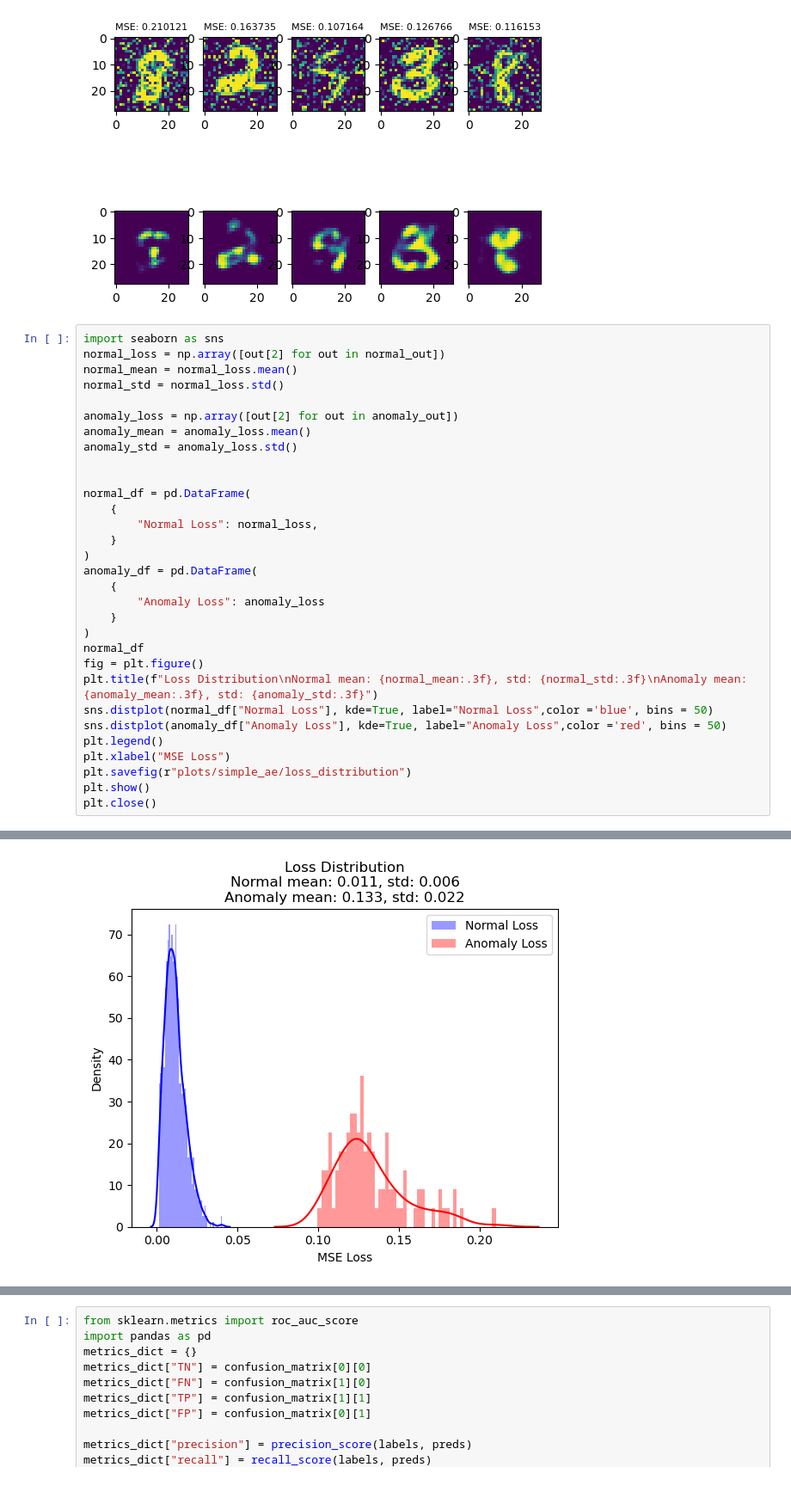
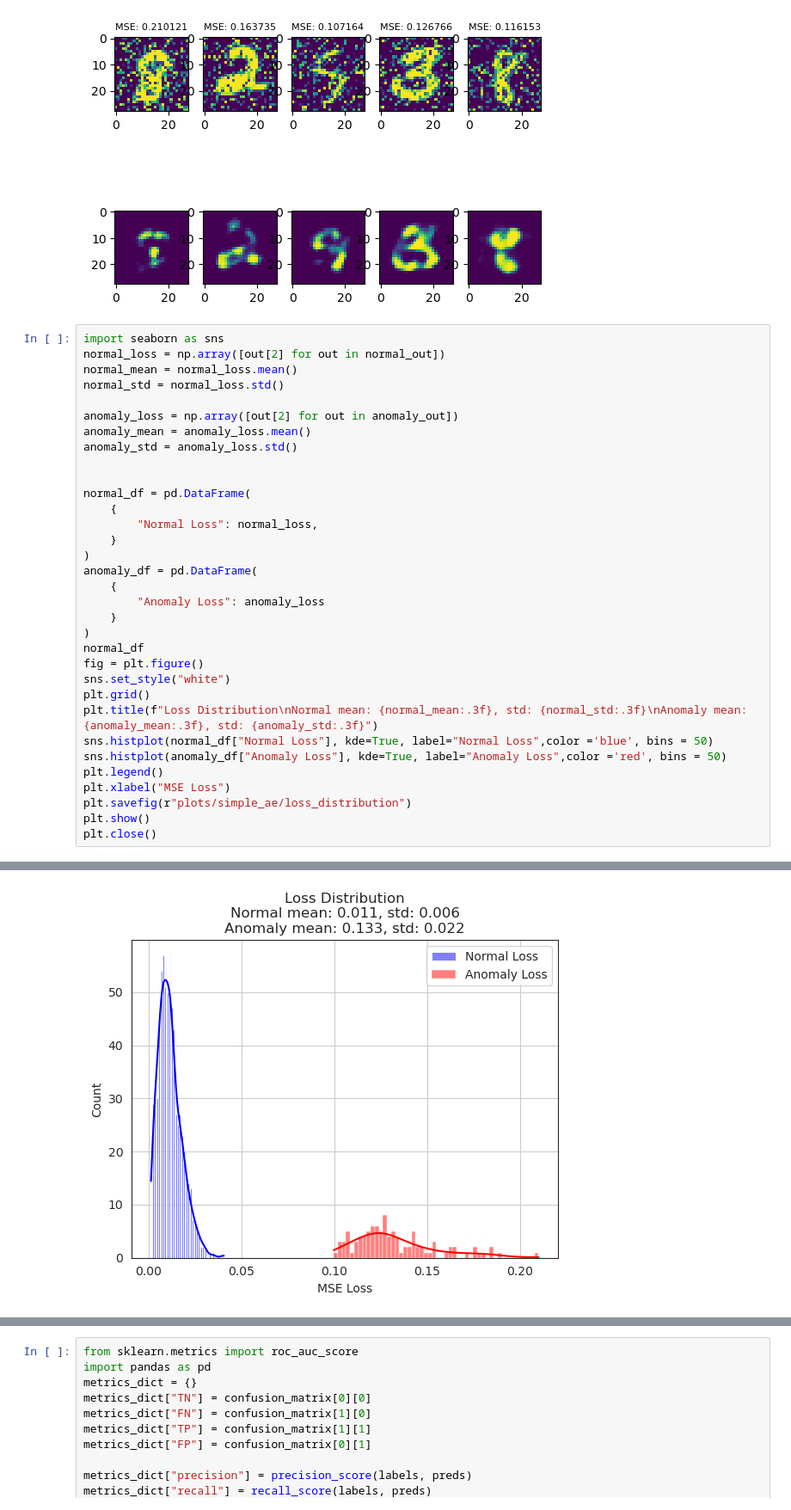
Before and after one commit to antongorillam/Computer-Vision-and-3D-Image-Processing, a Jupyter notebook: Anomaly Detection with Autoencoder/anomaly_detection.ipynb, the cells around one changed output, grey strips where cells are left out. Shown at 86% size. Drawn from its saved outputs; the diff is of its cells as text.

```diff
--- a/Anomaly Detection with Autoencoder/anomaly_detection.ipynb
+++ b/Anomaly Detection with Autoencoder/anomaly_detection.ipynb
@@ -156,9 +156,11 @@ anomaly_df = pd.DataFrame(
 )
 normal_df
 fig = plt.figure()
+sns.set_style("white")
+plt.grid()
 plt.title(f"Loss Distribution\nNormal mean: {normal_mean:.3f}, std: {normal_std:.3f}\nAnomaly mean: {anomaly_mean:.3f}, std: {anomaly_std:.3f}")
-sns.distplot(normal_df["Normal Loss"], kde=True, label="Normal Loss",color ='blue', bins = 50)
-sns.distplot(anomaly_df["Anomaly Loss"], kde=True, label="Anomaly Loss",color ='red', bins = 50)
+sns.histplot(normal_df["Normal Loss"], kde=True, label="Normal Loss",color ='blue', bins = 50)
+sns.histplot(anomaly_df["Anomaly Loss"], kde=True, label="Anomaly Loss",color ='red', bins = 50)
 plt.legend()
 plt.xlabel("MSE Loss")
 plt.savefig(r"plots/simple_ae/loss_distribution")
@@ -187 +170 @@ https://gist.github.com/mwaskom/de44147ed2974457ad6372750bbe5751
-[figure, old version]
+[figure, new version]
```
Also changed, not shown: parts of 4 cells of this notebook, 2 other files.
